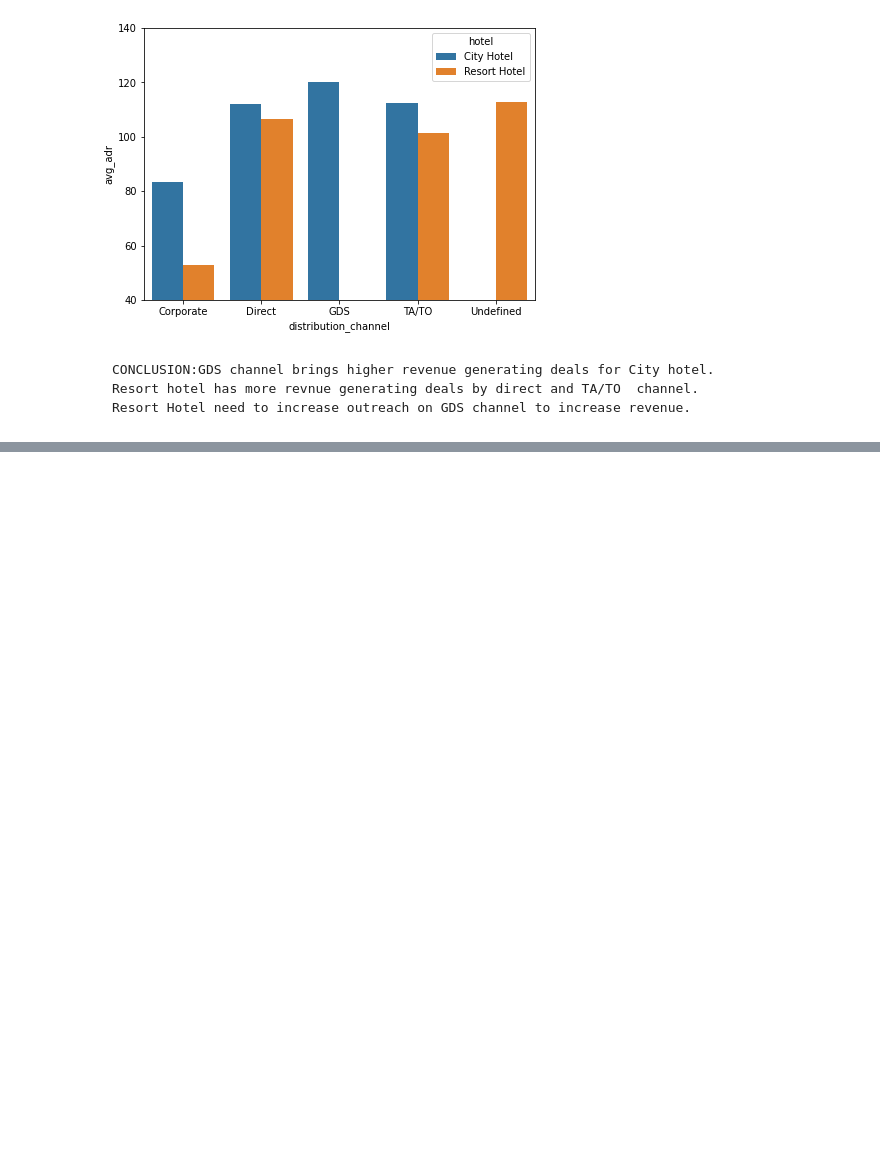
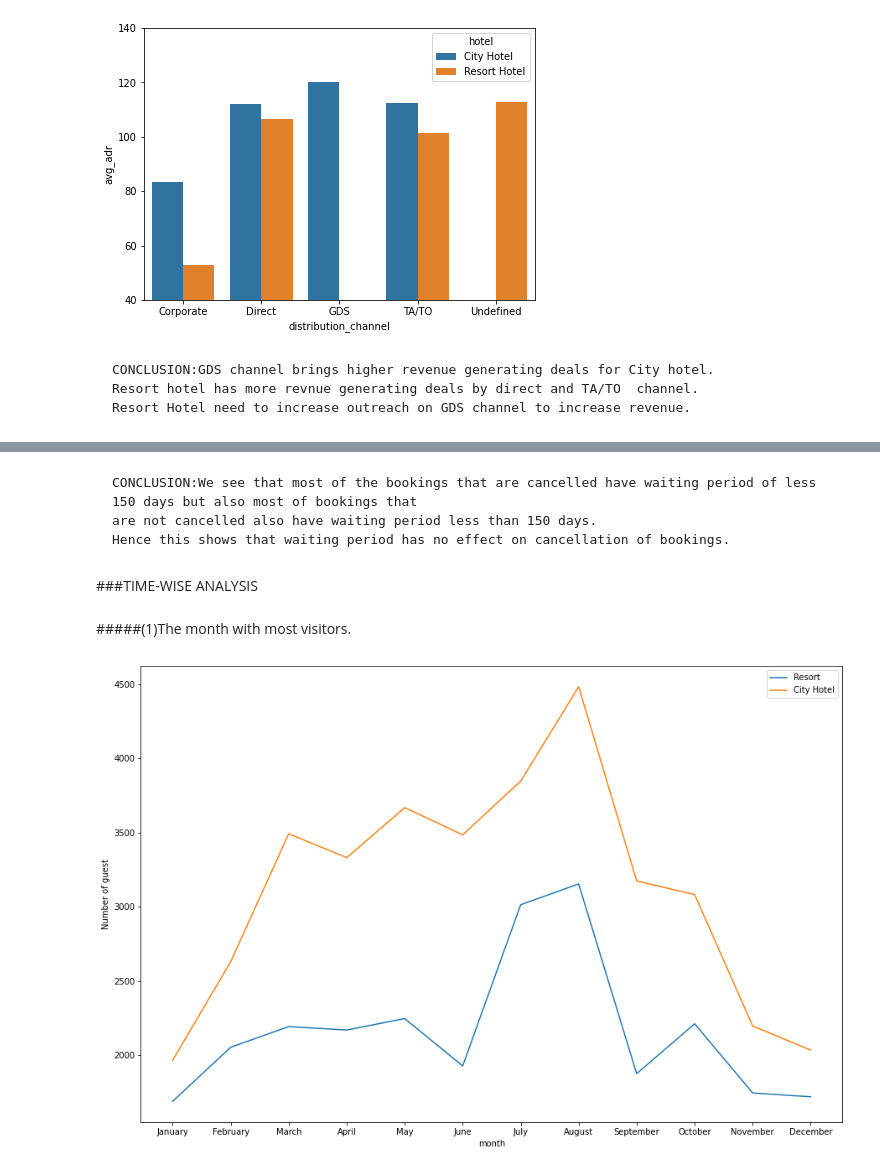
Before and after one commit to Adeve903/Ambuj-EDA-Hotel-booking, a Jupyter notebook: Hotel_Booking_Analysis_Capstone_Project.ipynb, the cells around one changed output, grey strips where cells are left out. Saved outputs shown, nothing was run; the diff lists cells and outputs as text; code cells hidden in the pictures; blank space fills up the shorter version.

```diff
--- a/Hotel_Booking_Analysis_Capstone_Project.ipynb
+++ b/Hotel_Booking_Analysis_Capstone_Project.ipynb
@@ -451,0 +475,49 @@ plt.show()
+# %% [markdown]
+    CONCLUSION:We see that most of the bookings that are cancelled have waiting period of less 150 days but also most of bookings that
+    are not cancelled also have waiting period less than 150 days.
+    Hence this shows that waiting period has no effect on cancellation of bookings.
+# %% [markdown]
+###TIME-WISE ANALYSIS
+# %% [markdown]
+#####(1)The month with most visitors.
+# %%
+#Finding the most busy months
+busy_month = hotel_df['arrival_date_month'].value_counts().reset_index()
+busy_month.columns=['months','Number of guests']
+busy_month
+months = ['January', 'February', 'March', 'April', 'May', 'June', 'July', 'August', 'September', 'October', 'November', 'December']
+busy_month['months'] = pd.Categorical(busy_month['months'], categories=months, ordered=True)
+busy_month.sort_values('months').reset_index()
+
+resort_data = hotel_df[(hotel_df['hotel'] == 'Resort Hotel') & (hotel_df['is_canceled'] == 0)]
+city_data = hotel_df[(hotel_df['hotel'] == 'City Hotel') & (hotel_df['is_canceled'] == 0)]
+resort_hotel = resort_data.groupby(['arrival_date_month'])['adr'].mean().reset_index()
+city_hotel= city_data.groupby(['arrival_date_month'])['adr'].mean().reset_index()
+final_hotel_data = resort_hotel.merge(city_hotel, on = 'arrival_date_month')
+final_hotel_data.columns = ['month', 'price_for_resort', 'price_for_city_hotel']
+final_hotel_data
+
+resort_guest = resort_data['arrival_date_month'].value_counts().reset_index()
+resort_guest.columns=['month','no of guests']
+resort_guest
+
+city_guest = city_data['arrival_date_month'].value_counts().reset_index()
+city_guest.columns=['month','no of guests']
+city_guest
+
+final_guest_data=resort_guest.merge(city_guest, on = 'month')
+final_guest_data.columns=['month','no of guests in resort','no of guest in city hotel']
+final_guest_data
+months = ['January', 'February', 'March', 'April', 'May', 'June', 'July', 'August', 'September', 'October', 'November', 'December']
+final_guest_data['month'] = pd.Categorical(final_guest_data['month'], categories=months, ordered=True)
+final_guest_data = final_guest_data.sort_values('month').reset_index()
+
+#Plotting the month with most visitors
+sbn.lineplot(data=final_guest_data, x='month', y='no of guests in resort')
+sbn.lineplot(data=final_guest_data, x='month', y='no of guest in city hotel')
+plt.legend(['Resort','City Hotel'])
+plt.ylabel('Number of guest')
+fig = plt.gcf()
+fig.set_size_inches(15,10)
+# %% [output]
+[figure, added]
```
Also changed, not shown: parts of 18 cells of this notebook.
